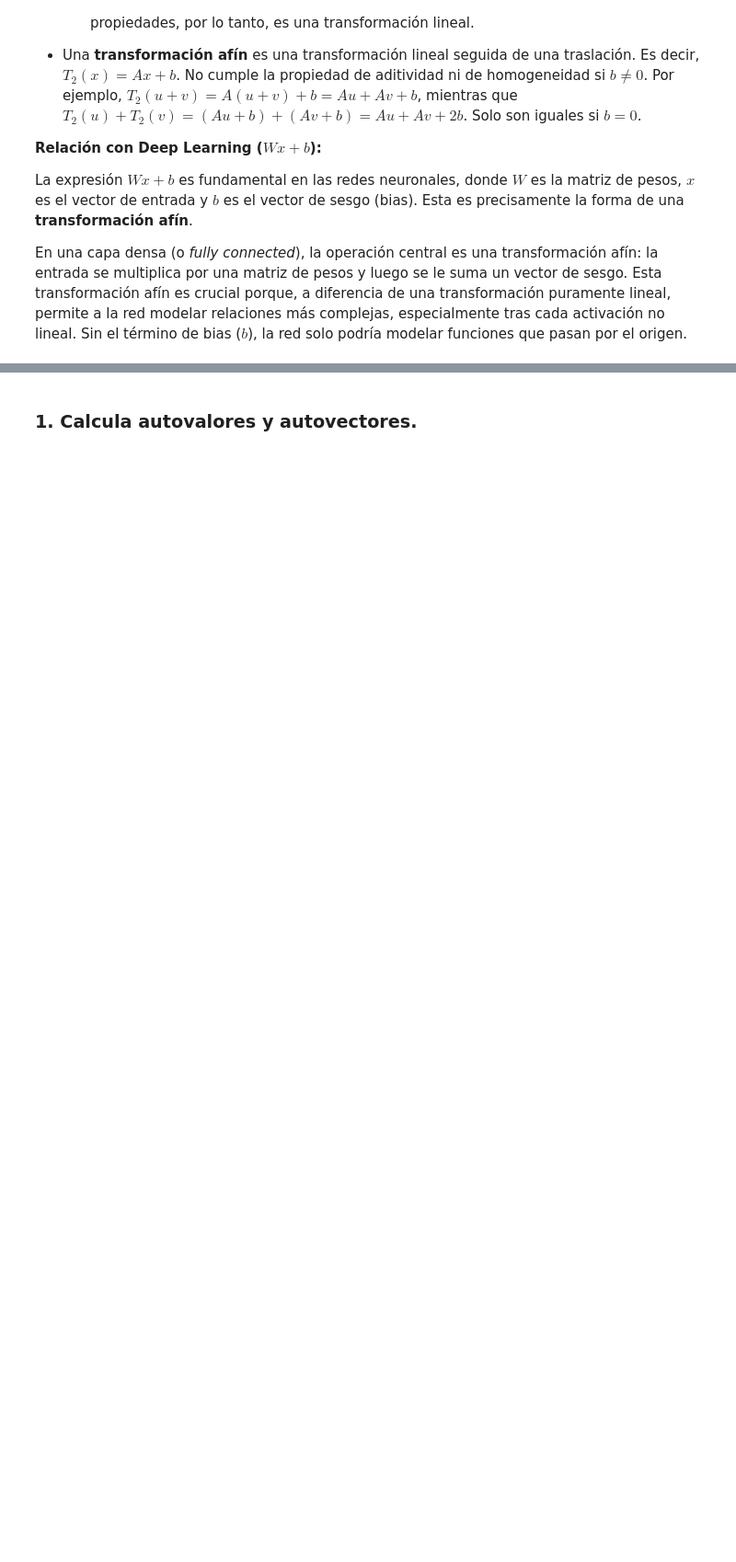
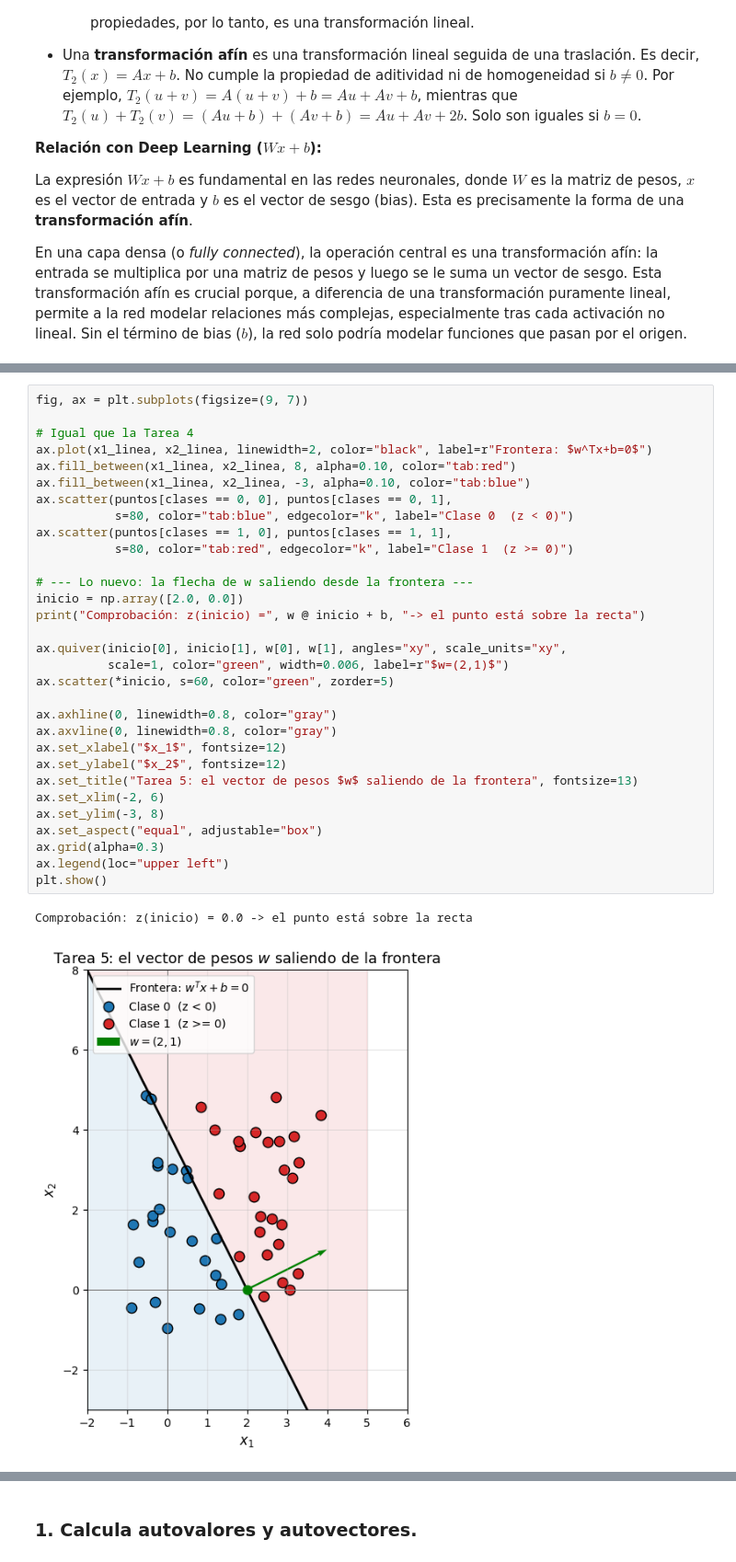
Before and after one commit to CristianPachacama/uide_01_aprendizaje_automatico, a Jupyter notebook: uide_02_deep_learning/2026_08_29_espacios_vectoriales_tensores/grupo2_taller_01.ipynb, the cells around one changed output, grey strips where cells are left out. Shown at 92% size. Drawn from its saved outputs; the diff is of its cells as text; blank space fills up the shorter version.

```diff
--- a/uide_02_deep_learning/2026_08_29_espacios_vectoriales_tensores/grupo2_taller_01.ipynb
+++ b/uide_02_deep_learning/2026_08_29_espacios_vectoriales_tensores/grupo2_taller_01.ipynb
@@ -631,0 +904,34 @@ $$
+# %%
+fig, ax = plt.subplots(figsize=(9, 7))
+
+# Igual que la Tarea 4
+ax.plot(x1_linea, x2_linea, linewidth=2, color="black", label=r"Frontera: $w^Tx+b=0$")
+ax.fill_between(x1_linea, x2_linea, 8, alpha=0.10, color="tab:red")
+ax.fill_between(x1_linea, x2_linea, -3, alpha=0.10, color="tab:blue")
+ax.scatter(puntos[clases == 0, 0], puntos[clases == 0, 1],
+           s=80, color="tab:blue", edgecolor="k", label="Clase 0  (z < 0)")
+ax.scatter(puntos[clases == 1, 0], puntos[clases == 1, 1],
+           s=80, color="tab:red", edgecolor="k", label="Clase 1  (z >= 0)")
+
+# --- Lo nuevo: la flecha de w saliendo desde la frontera ---
+inicio = np.array([2.0, 0.0])
+print("Comprobación: z(inicio) =", w @ inicio + b, "-> el punto está sobre la recta")
+
+ax.quiver(inicio[0], inicio[1], w[0], w[1], angles="xy", scale_units="xy",
+          scale=1, color="green", width=0.006, label=r"$w=(2,1)$")
+ax.scatter(*inicio, s=60, color="green", zorder=5)
+
+ax.axhline(0, linewidth=0.8, color="gray")
+ax.axvline(0, linewidth=0.8, color="gray")
+ax.set_xlabel("$x_1$", fontsize=12)
+ax.set_ylabel("$x_2$", fontsize=12)
+ax.set_title("Tarea 5: el vector de pesos $w$ saliendo de la frontera", fontsize=13)
+ax.set_xlim(-2, 6)
+ax.set_ylim(-3, 8)
+ax.set_aspect("equal", adjustable="box")
+ax.grid(alpha=0.3)
+ax.legend(loc="upper left")
+plt.show()
+# %% [output]
+Comprobación: z(inicio) = 0.0 -> el punto está sobre la recta
+[figure, added]
```
Also changed, not shown: parts of 49 cells of this notebook, 1 other file.
